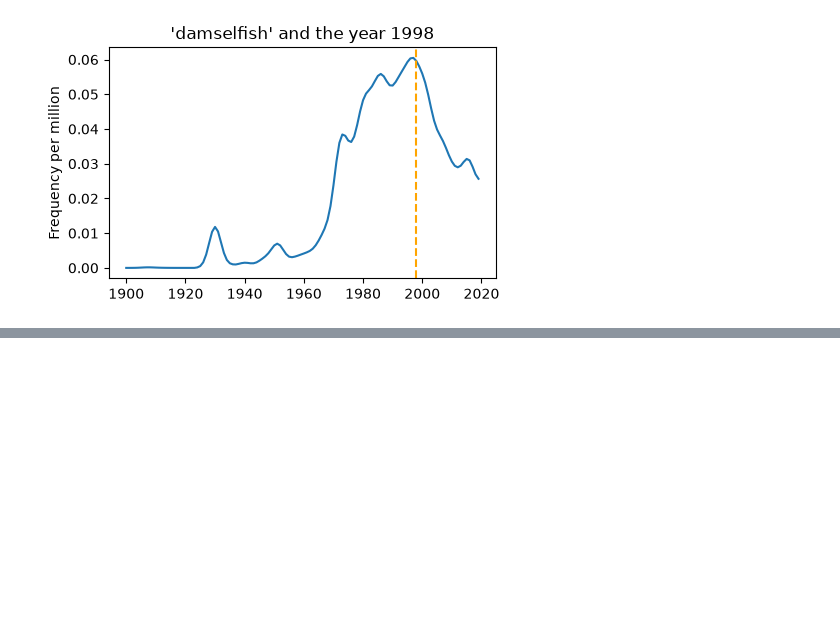
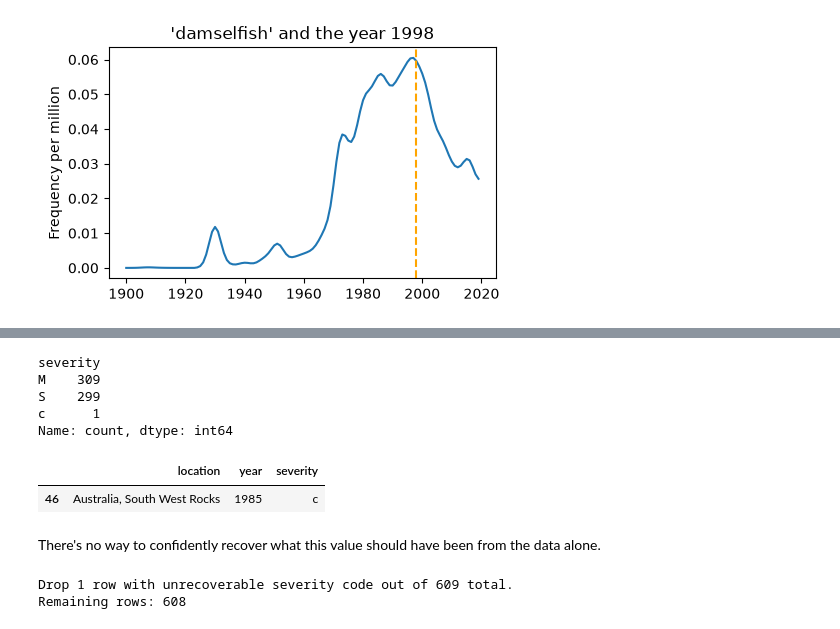
Before and after one commit to dakshita01/data-science-portfolio, a Jupyter notebook: 09-coral-conundrum/notebook/coral_conundrum.ipynb, the cells around one changed output, grey strips where cells are left out. Cells and saved outputs as stored; diff of their text form; code cells hidden in the pictures; blank space fills up the shorter version.

Commit message:
fix: strip whitespaceand drop unrecoverable severity code in bleaching-reefs

```diff
--- a/09-coral-conundrum/notebook/coral_conundrum.ipynb
+++ b/09-coral-conundrum/notebook/coral_conundrum.ipynb
@@ -109,0 +126,25 @@ plot_word_trend('damselfish')
+# %%
+bleaching['severity'] = bleaching['severity'].str.strip()
+bleaching['severity'].value_counts()
+# %% [output]
+severity
+M    309
+S    299
+c      1
+Name: count, dtype: int64
+# %%
+bleaching[bleaching['severity'] == 'c']
+# %% [output]
+|  | location | year | severity |
+| 46 | Australia, South West Rocks | 1985 | c |
+# %% [markdown]
+There's no way to confidently recover what this value should have been from the data alone.
+# %%
+# drop the unrecoverable column, documented
+
+bleaching_clean = bleaching[bleaching['severity'] != 'c'].copy()
+print(f"Drop 1 row with unrecoverable severity code out of {len(bleaching)} total.")
+print(f"Remaining rows: {len(bleaching_clean)}")
+# %% [output]
+Drop 1 row with unrecoverable severity code out of 609 total.
+Remaining rows: 608
```
Also changed, not shown: parts of 2 cells of this notebook.
